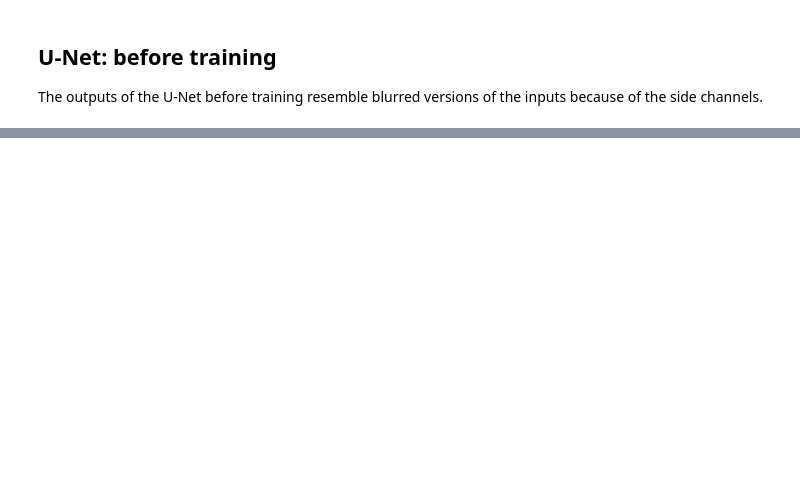
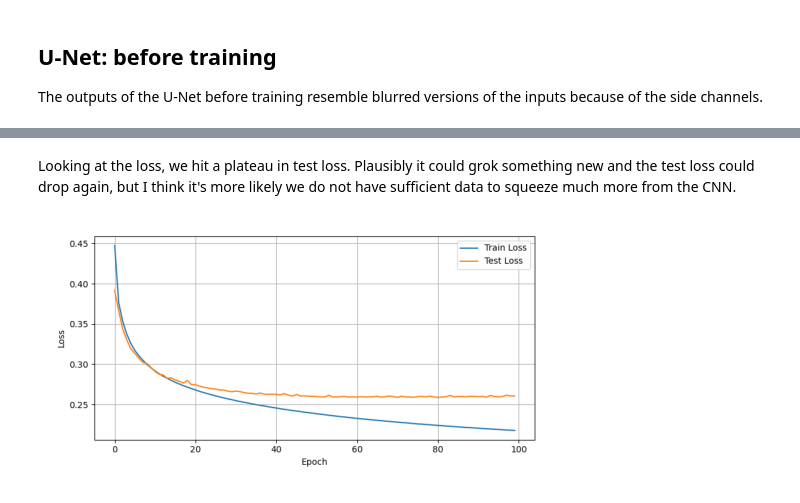
Before and after one commit to BenLaurense/fontcap, a Jupyter notebook: experiments/model_comparison.ipynb, the cells around one changed output, grey strips where cells are left out. Saved outputs shown, nothing was run; the diff lists cells and outputs as text; code cells hidden in the pictures; blank space fills up the shorter version.

```diff
--- a/experiments/model_comparison.ipynb
+++ b/experiments/model_comparison.ipynb
@@ -68,0 +51,9 @@ _ = display_reconstructions(model, test_loader, device, None, 8)
+# %% [markdown]
+Looking at the loss, we hit a plateau in test loss. Plausibly it could grok something new and the test loss could drop again, but I think it's more likely we do not have sufficient data to squeeze much more from the CNN.
+# %%
+cnn_loss_curve = mpimg.imread('cnn_loss_curve.png')
+imgplot = plt.imshow(cnn_loss_curve)
+plt.axis('off')
+plt.show()
+# %% [output]
+[figure, added]
```
Also changed, not shown: parts of 17 cells of this notebook, 3 other files.
